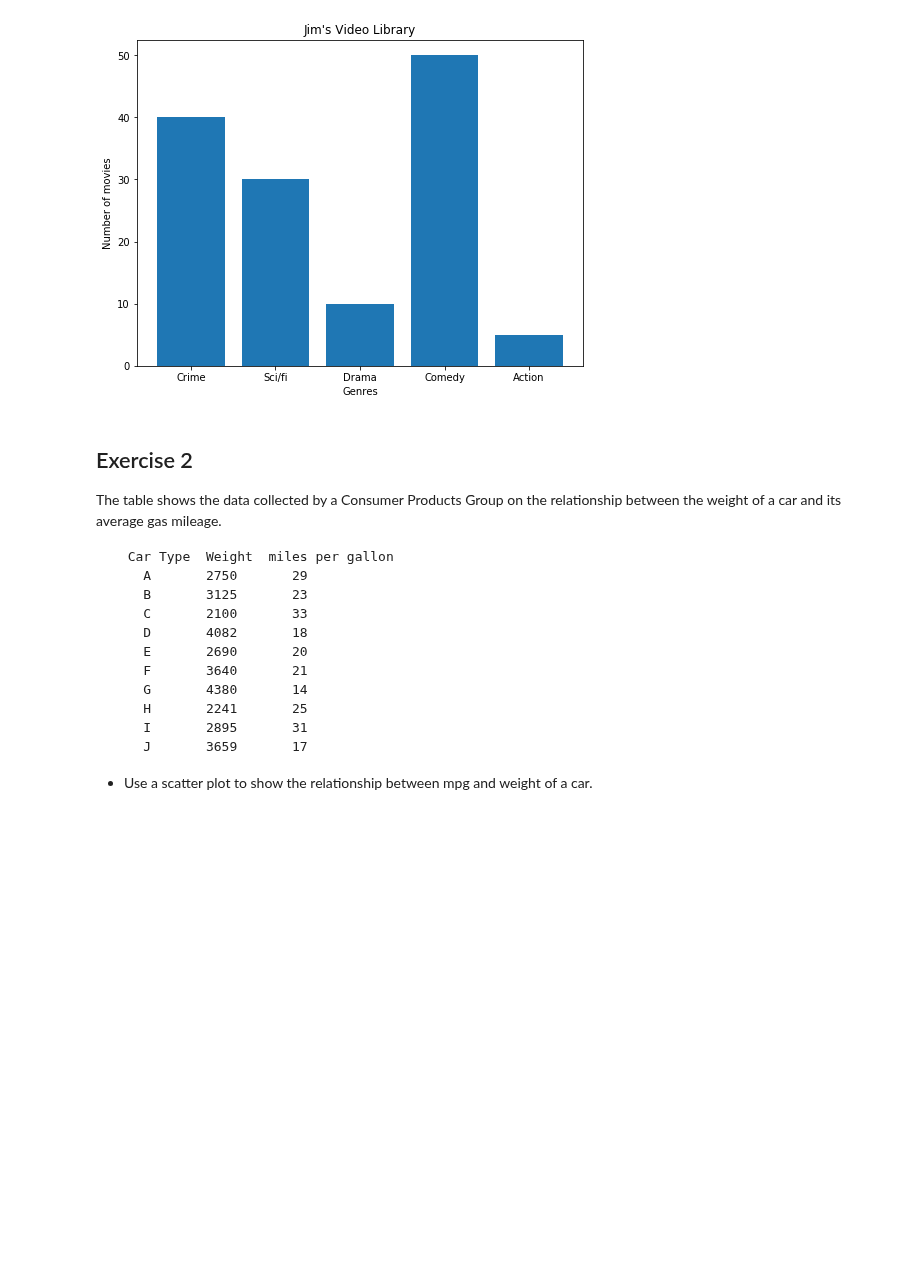
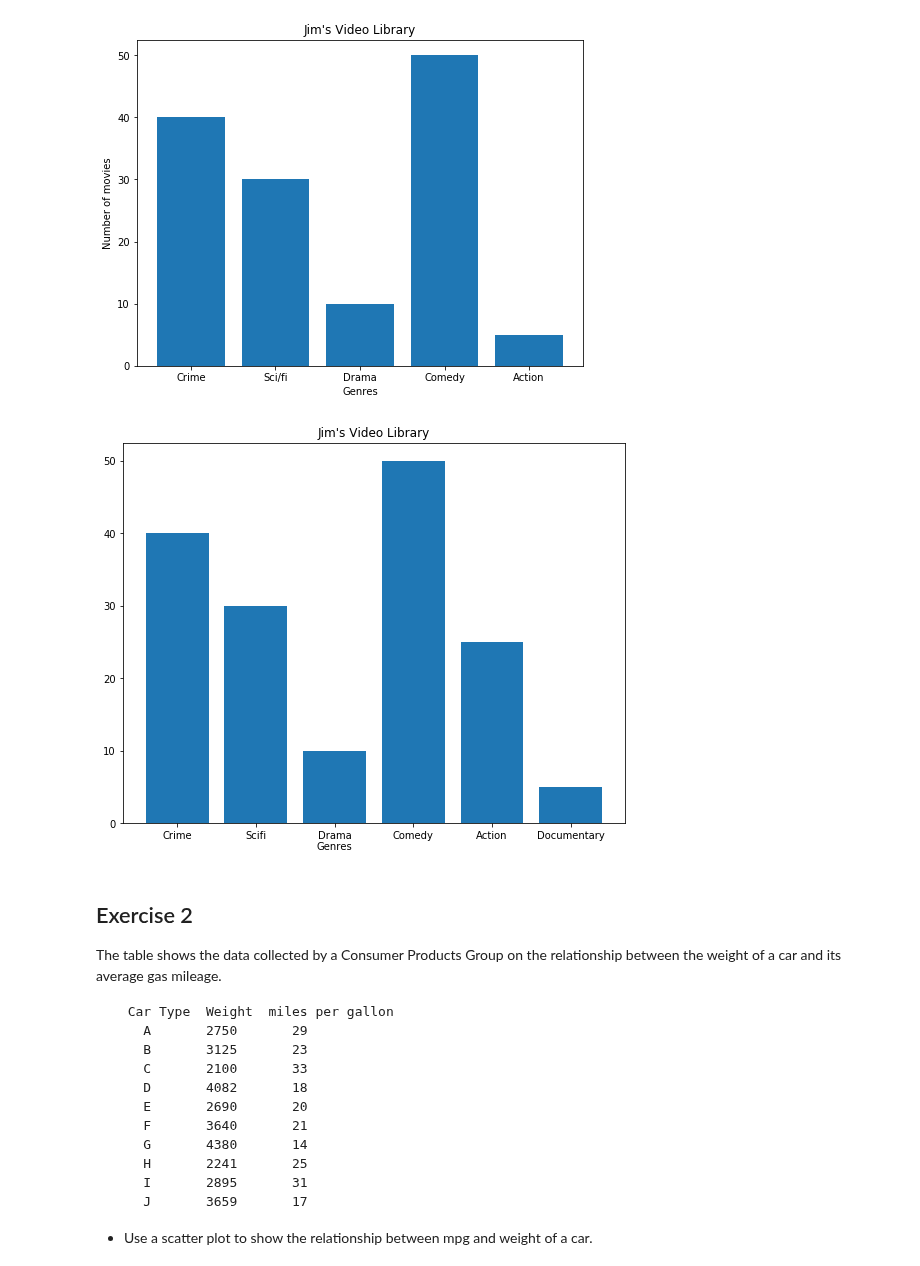
Before and after one commit to aschams/dsc-data-viz-lab-dc-ds-060319, a Jupyter notebook: index.ipynb, the cells around one changed output. Saved outputs shown, nothing was run; the diff lists cells and outputs as text; code cells hidden in the pictures; blank space fills up the shorter version.

```diff
--- a/index.ipynb
+++ b/index.ipynb
@@ -41,13 +41,15 @@ labels = None
 # %%
 import numpy as np
 import matplotlib.pyplot as plt
 
 x = ['Crime', 'Scifi', 'Drama\nGenres', 'Comedy', 'Action', 'Documentary']
 y = np.array([40, 30, 10, 50, 25, 5])
-plt.figure(figsize = (9, 7))
+plt.figure(figsize = (8, 6))
 plt.bar(x = x, height = y)
 plt.title("Jim's Video Library")
 plt.show()
+# %% [output]
+[figure, added]
 # %% [markdown]
 ## Exercise 2
 
```
